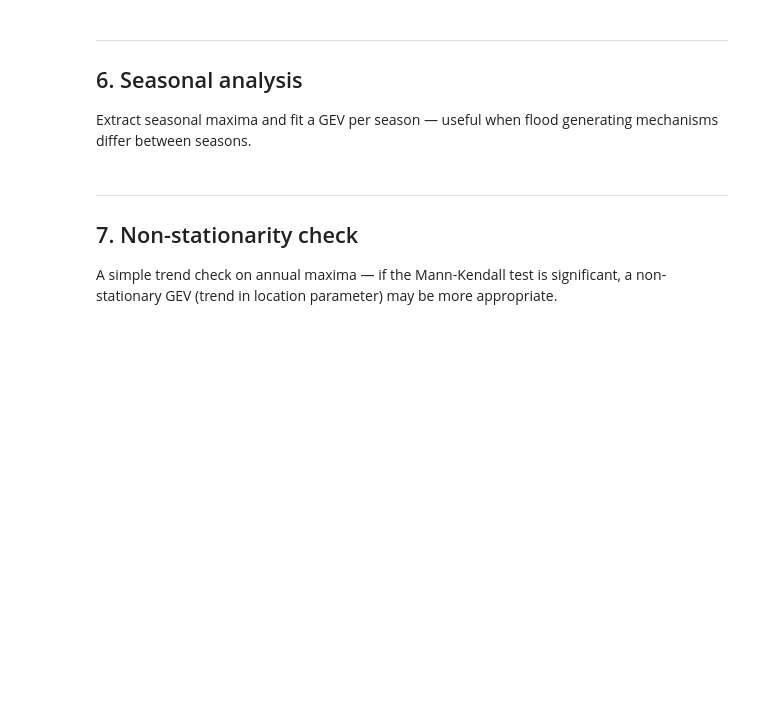
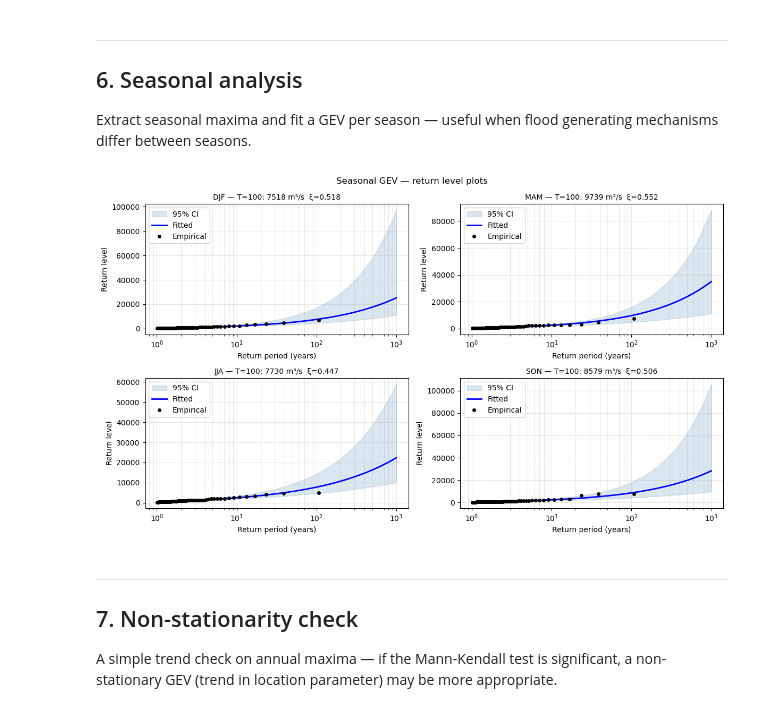
Before and after one commit to navass11/HYDRA, a Jupyter notebook: notebooks/climate/extreme_value_analysis.ipynb, the cells around one changed output. Cells and saved outputs as stored; diff of their text form; code cells hidden in the pictures; blank space fills up the shorter version.

```diff
--- a/notebooks/climate/extreme_value_analysis.ipynb
+++ b/notebooks/climate/extreme_value_analysis.ipynb
@@ -341,34 +482,36 @@ seasonal_max = discharge.groupby(discharge.index.to_period('Q')).max()
 
 # Assign calendar season labels
 season_map = {12: 'DJF', 1: 'DJF', 2: 'DJF',
               3: 'MAM', 4: 'MAM', 5: 'MAM',
               6: 'JJA', 7: 'JJA', 8: 'JJA',
               9: 'SON', 10: 'SON', 11: 'SON'}
 discharge_df = discharge.to_frame()
 discharge_df['season'] = discharge.index.month.map(season_map)
 
 fig, axes = plt.subplots(2, 2, figsize=(12, 7))
 T_ref = 100
 
 for ax, season in zip(axes.ravel(), ['DJF', 'MAM', 'JJA', 'SON']):
     season_series = discharge_df[discharge_df.season == season].iloc[:, 0]
     if len(season_series) == 0:
         continue
     seas_am = extract_block_maxima(season_series, freq='YE')
     if len(seas_am) < 5:
         ax.set_title(f"{season} — insufficient data"); continue
 
     try:
         p = fit_gev(seas_am.values, method='mle')
         rl = return_level_gev(p, T_ref)
-        plot_return_levels(seas_am.values, p, dist='gev', n_bootstrap=100, ax=ax)
+        plot_return_levels(seas_am.values, p, dist='gev', n_bootstrap=50, ax=ax)
         ax.set_title(f"{season} — T={T_ref}: {rl:.0f} m³/s  ξ={p['xi']:.3f}", fontsize=10)
     except Exception as e:
         ax.set_title(f"{season} — fit failed: {e}", fontsize=9)
 
 plt.suptitle("Seasonal GEV — return level plots", fontsize=12)
 plt.tight_layout()
 plt.show()
+# %% [output]
+[figure, added]
 # %% [markdown]
 ---
 ## 7. Non-stationarity check
```
Also changed, not shown: parts of 20 cells of this notebook, 29 other files.
